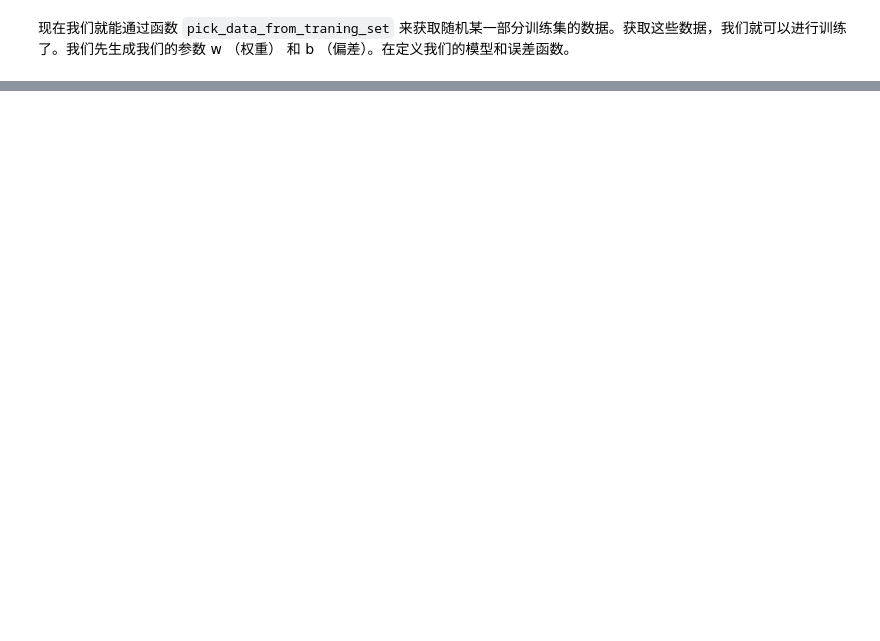
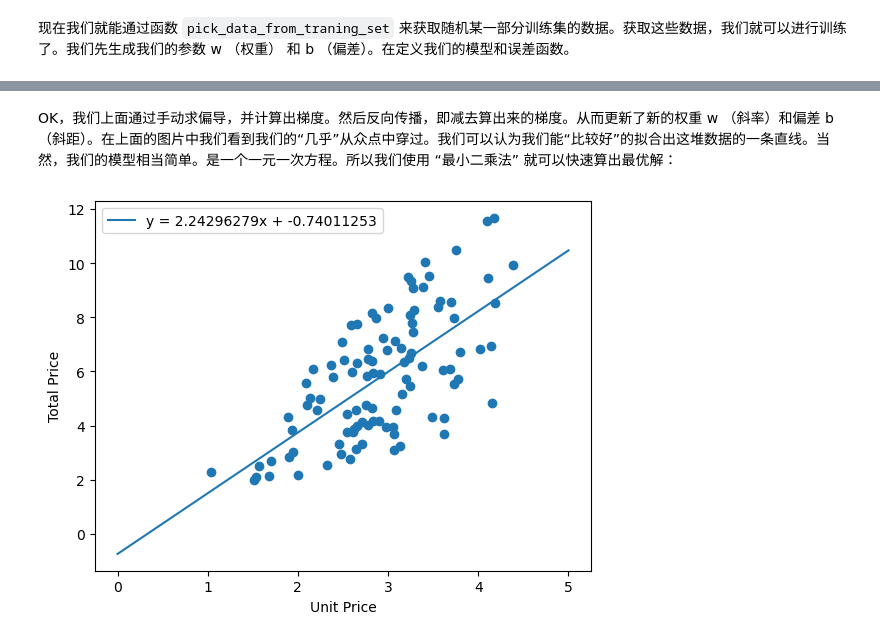
Before and after one commit to IEXPECTATION/linear-regression, a Jupyter notebook: linear_regression.ipynb, the cells around one changed output, grey strips where cells are left out. Cells and saved outputs as stored; diff of their text form; code cells hidden in the pictures; blank space fills up the shorter version.

```diff
--- a/linear_regression.ipynb
+++ b/linear_regression.ipynb
@@ -115,0 +123,26 @@ plt.show()
+# %% [markdown]
+OK，我们上面通过手动求偏导，并计算出梯度。然后反向传播，即减去算出来的梯度。从而更新了新的权重 w （斜率）和偏差 b （斜距）。在上面的图片中我们看到我们的“几乎”从众点中穿过。我们可以认为我们能“比较好”的拟合出这堆数据的一条直线。当然，我们的模型相当简单。是一个一元一次方程。所以我们使用 “最小二乘法” 就可以快速算出最优解：
+# %%
+# Find the optimal solution using the least squares method.
+def lsm(x: np.ndarray, y: np.ndarray):
+    batch_size = len(x)
+    w_up = (y * (x - x.mean())).sum()
+    w_down = (x ** 2).sum() - (x.sum()) ** 2 / batch_size
+    w = w_up / w_down
+    b = (y - w * x).sum() / batch_size
+    return w, b
+
+w, b = lsm(unit_price_of_watermelon, total_price_of_watermolen)
+x = np.linspace(0, 5, 100)
+y = x * w + b
+
+fig, ax = plt.subplots()
+ax.set_xlabel("Unit Price")
+ax.set_ylabel("Total Price")
+
+plt.scatter(unit_price_of_watermelon, total_price_of_watermolen)
+plt.plot(x, y, label=f"y = {w:.8f}x + {b:.8f}")
+plt.legend()
+plt.show()
+# %% [output]
+[figure, added]
```
Also changed, not shown: parts of 5 cells of this notebook.
